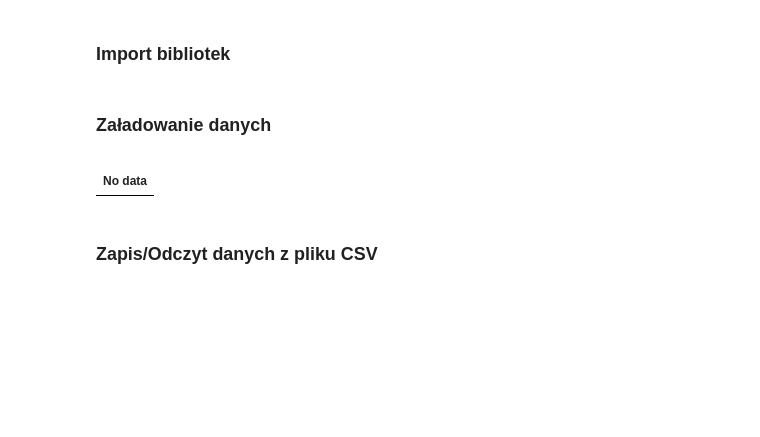
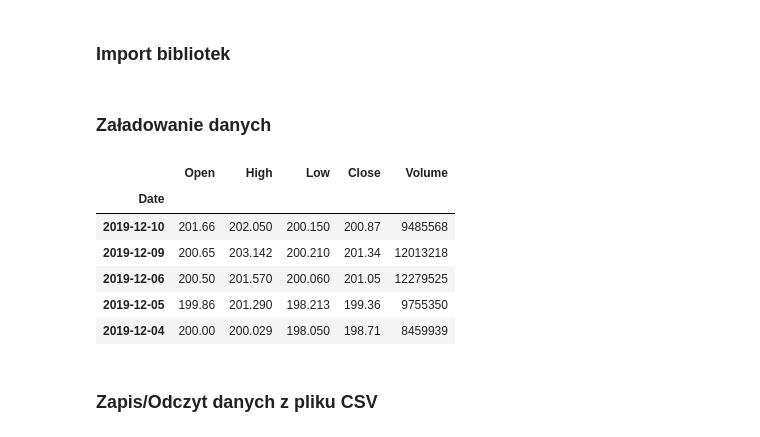
Before and after one commit to radziot/data-science-bootcamp, a Jupyter notebook: 02_analiza_danych/03_zapis_odczyt.ipynb, the cells around one changed output. Drawn from its saved outputs; the diff is of its cells as text; code cells hidden in the pictures; blank space fills up the shorter version.

```diff
--- a/02_analiza_danych/03_zapis_odczyt.ipynb
+++ b/02_analiza_danych/03_zapis_odczyt.ipynb
@@ -29,16 +29,21 @@ import pandas as pd
 # %%
 def fetch_financial_data(company='AMZN'):
     """
     This function fetch stock market quotations.
     """
     import pandas_datareader.data as web
     return web.DataReader(name=company, data_source='stooq')
 
-df = fetch_financial_data('META')
+df = fetch_financial_data('FB')
 df.head()
 # %% [output]
-|  |
-| No data |
+|  | Open | High | Low | Close | Volume |
+| Date |  |  |  |  |  |
+| 2019-12-10 | 201.66 | 202.050 | 200.150 | 200.87 | 9485568 |
+| 2019-12-09 | 200.65 | 203.142 | 200.210 | 201.34 | 12013218 |
+| 2019-12-06 | 200.50 | 201.570 | 200.060 | 201.05 | 12279525 |
+| 2019-12-05 | 199.86 | 201.290 | 198.213 | 199.36 | 9755350 |
+| 2019-12-04 | 200.00 | 200.029 | 198.050 | 198.71 | 8459939 |
 # %% [markdown]
 ### <a name='a3'></a> Zapis/Odczyt danych z pliku CSV
 # %%
```
